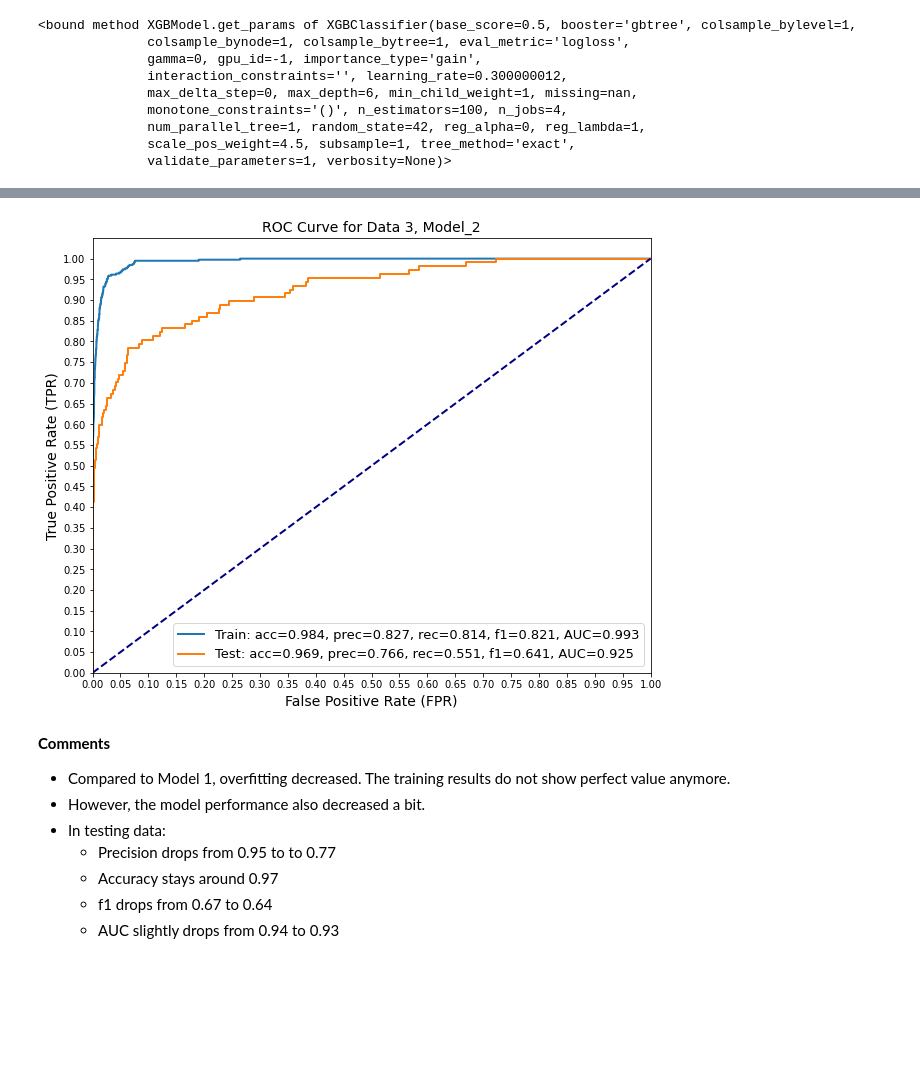
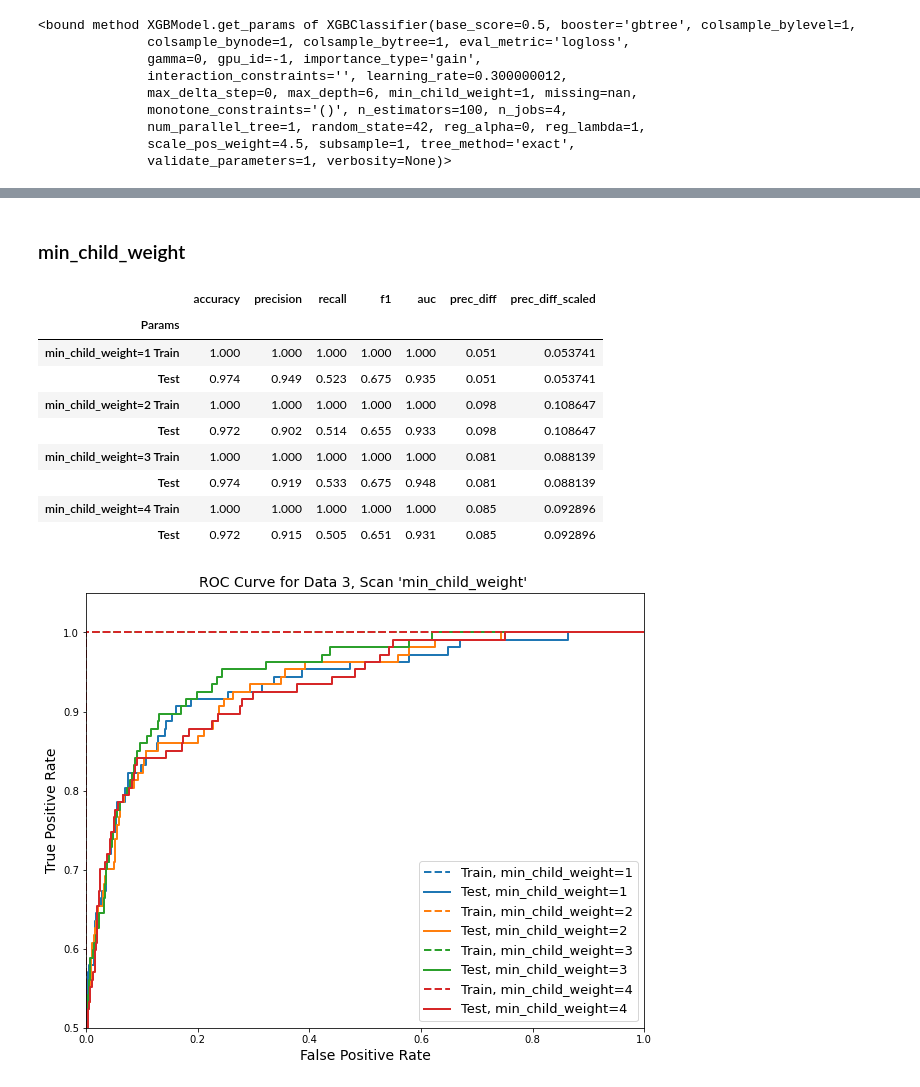
Before and after one commit to kamileyagci/project-bankruptcy-prediction, a Jupyter notebook: anaysis_data3_XGB.ipynb, the cells around one changed output, grey strips where cells are left out. Cells and saved outputs as stored; diff of their text form; code cells hidden in the pictures; blank space fills up the shorter version.

```diff
--- a/anaysis_data3_XGB.ipynb
+++ b/anaysis_data3_XGB.ipynb
@@ -727,14 +351,28 @@ weighted avg       0.97      0.97      0.97      2101
-# %%
-ROC_curve_train_test(3, X_train, y_train, X_test, y_test, xgbParams, 'Model_2')
-# %% [output]
-[figure, removed]
-# %% [markdown]
-**Comments**
-
-* Compared to Model 1, overfitting decreased. The training results do not show perfect value anymore.
-* However, the model performance also decreased a bit.
-* In testing data:
-    * Precision drops from 0.95 to to 0.77
-    * Accuracy stays around 0.97
-    * f1 drops from 0.67 to 0.64
-    * AUC slightly drops from 0.94 to 0.93
+# %% [markdown]
+### min_child_weight
+# %%
+#Scan min_child_weight
+
+xgbParams = {
+    'eval_metric': 'logloss',
+    'random_state': 42,
+    'scale_pos_weight': 4.5,
+}
+
+scanParam = 'min_child_weight'
+
+scanList = [1, 2, 3, 4]
+
+scan_xgb_overlay(3, X_train, y_train, X_test, y_test, xgbParams, scanParam, scanList, 0)
+# %% [output]
+|  | accuracy | precision | recall | f1 | auc | prec_diff | prec_diff_scaled |
+| Params |  |  |  |  |  |  |  |
+| min_child_weight=1 Train | 1.000 | 1.000 | 1.000 | 1.000 | 1.000 | 0.051 | 0.053741 |
+| Test | 0.974 | 0.949 | 0.523 | 0.675 | 0.935 | 0.051 | 0.053741 |
+| min_child_weight=2 Train | 1.000 | 1.000 | 1.000 | 1.000 | 1.000 | 0.098 | 0.108647 |
+| Test | 0.972 | 0.902 | 0.514 | 0.655 | 0.933 | 0.098 | 0.108647 |
+| min_child_weight=3 Train | 1.000 | 1.000 | 1.000 | 1.000 | 1.000 | 0.081 | 0.088139 |
+| Test | 0.974 | 0.919 | 0.533 | 0.675 | 0.948 | 0.081 | 0.088139 |
+| min_child_weight=4 Train | 1.000 | 1.000 | 1.000 | 1.000 | 1.000 | 0.085 | 0.092896 |
+| Test | 0.972 | 0.915 | 0.505 | 0.651 | 0.931 | 0.085 | 0.092896 |
+[figure, added]
```
Also changed, not shown: parts of 81 cells of this notebook, 33 other files.
